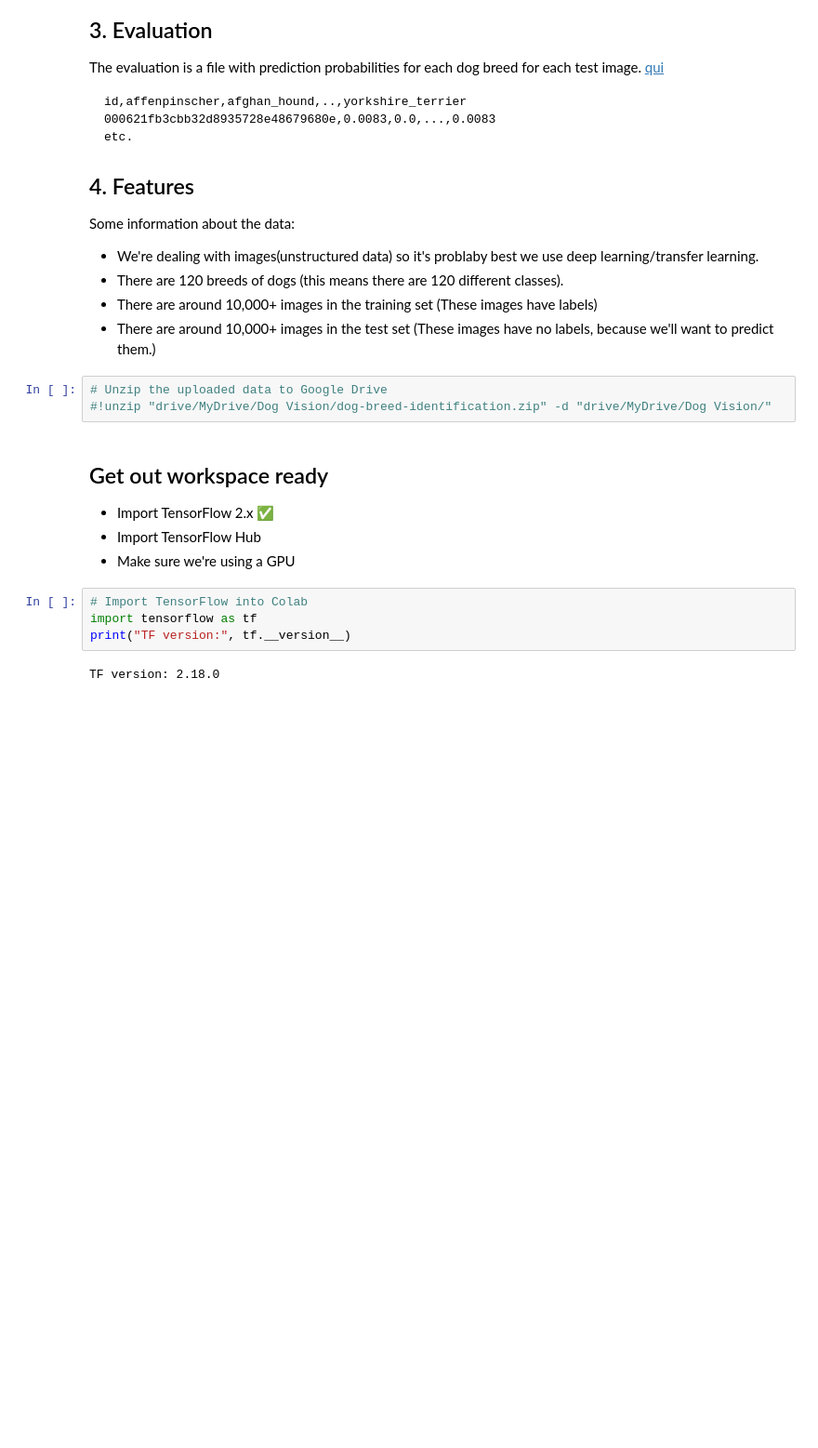
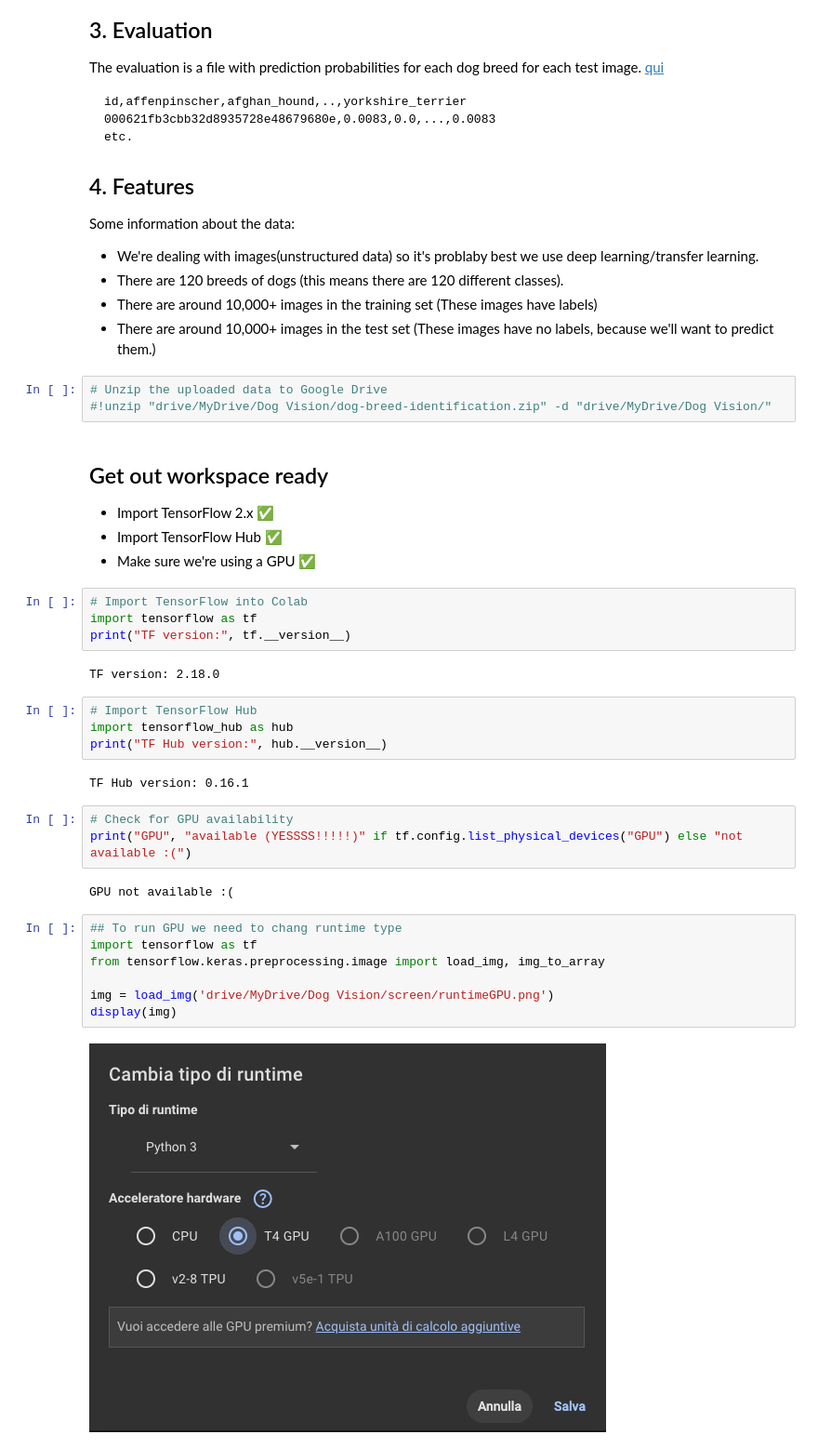
Before and after one commit to Pandagan-85/ZTM-Machine-learning, a Jupyter notebook: end_to_end_dog_vision.ipynb, the cells around one changed output. Shown at 93% size. Saved outputs shown, nothing was run; the diff lists cells and outputs as text; blank space fills up the shorter version.

Commit message:
prep workspace, import TensorFlow, TensorFlowHub, use a GPU instead of CPU. Import the label_csv with breed and id, checking median for breed type

```diff
--- a/end_to_end_dog_vision.ipynb
+++ b/end_to_end_dog_vision.ipynb
@@ -33,11 +33,31 @@ Some information about the data:
 # %% [markdown]
 ## Get out workspace ready
 * Import TensorFlow 2.x ✅
-* Import TensorFlow Hub
-* Make sure we're using a GPU
+* Import TensorFlow Hub ✅
+* Make sure we're using a GPU ✅
 # %%
 # Import TensorFlow into Colab
 import tensorflow as tf
 print("TF version:", tf.__version__)
 # %% [output]
 TF version: 2.18.0
+# %%
+# Import TensorFlow Hub
+import tensorflow_hub as hub
+print("TF Hub version:", hub.__version__)
+# %% [output]
+TF Hub version: 0.16.1
+# %%
+# Check for GPU availability
+print("GPU", "available (YESSSS!!!!!)" if tf.config.list_physical_devices("GPU") else "not available :(")
+# %% [output]
+GPU not available :(
+# %%
+## To run GPU we need to chang runtime type
+import tensorflow as tf
+from tensorflow.keras.preprocessing.image import load_img, img_to_array
+
+img = load_img('drive/MyDrive/Dog Vision/screen/runtimeGPU.png')
+display(img)
+# %% [output]
+[figure, added]
```
Also changed, not shown: parts of 5 cells of this notebook.
